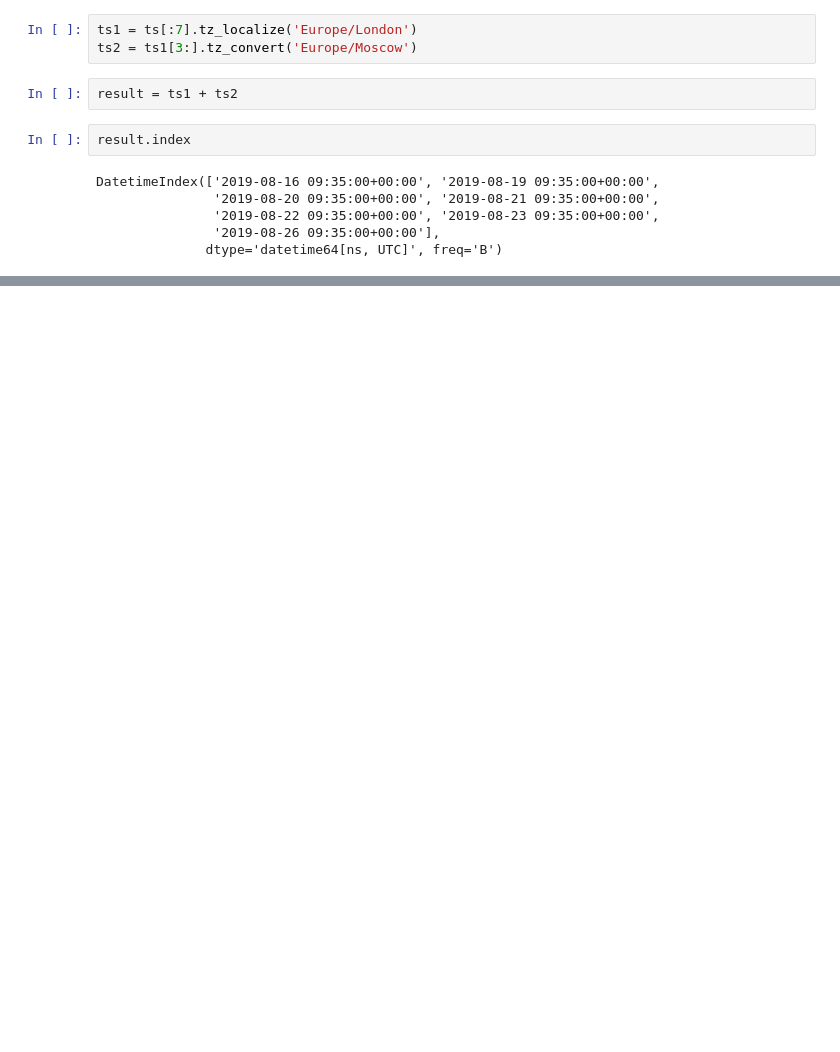
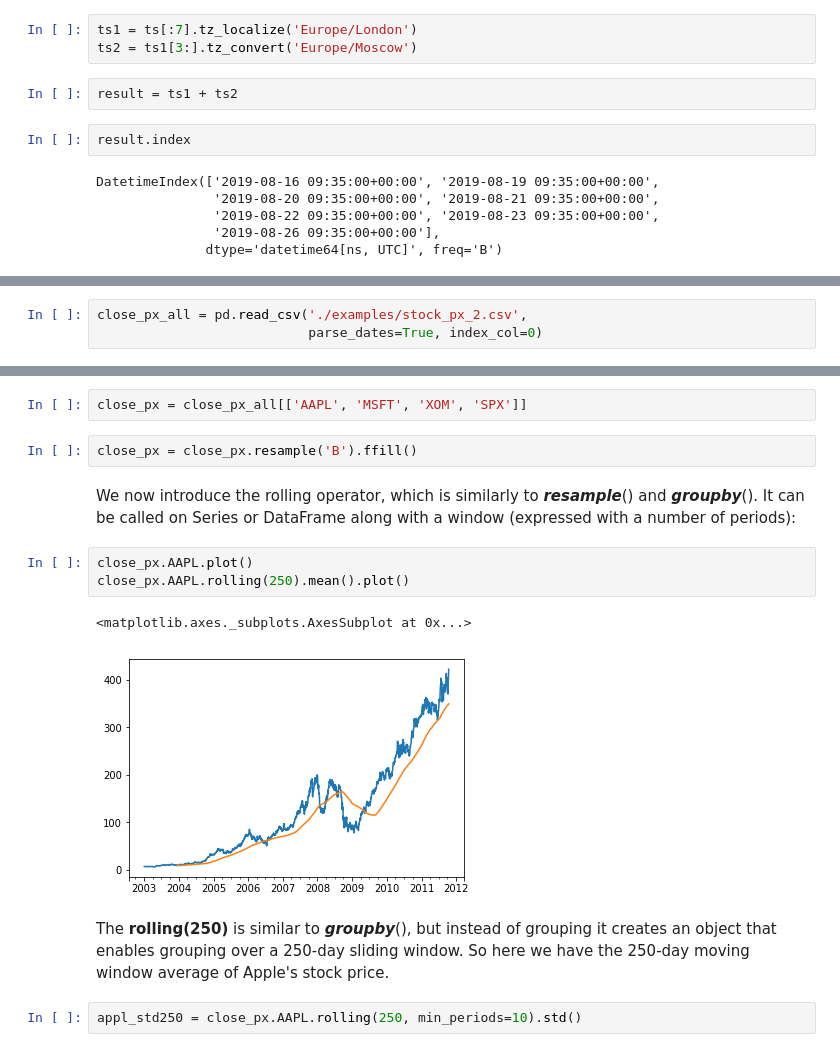
Before and after one commit to hanshantong/DataAnalysis, a Jupyter notebook: Chapter 11 Time Series.ipynb, the cells around one changed output, grey strips where cells are left out. Saved outputs shown, nothing was run; the diff lists cells and outputs as text; blank space fills up the shorter version.

```diff
--- a/Chapter 11 Time Series.ipynb
+++ b/Chapter 11 Time Series.ipynb
@@ -900,0 +1545,3 @@ Freq: B, dtype: float64
+# %%
+close_px_all = pd.read_csv('./examples/stock_px_2.csv',
+                           parse_dates=True, index_col=0)
@@ -900,0 +1555,16 @@ Freq: B, dtype: float64
+# %%
+close_px = close_px_all[['AAPL', 'MSFT', 'XOM', 'SPX']]
+# %%
+close_px = close_px.resample('B').ffill()
+# %% [markdown]
+We now introduce the rolling operator, which is similarly to ***resample***() and ***groupby***(). It can be called on Series or DataFrame along with a window (expressed with a number of periods):
+# %%
+close_px.AAPL.plot()
+close_px.AAPL.rolling(250).mean().plot()
+# %% [output]
+<matplotlib.axes._subplots.AxesSubplot at 0x...>
+[figure, added]
+# %% [markdown]
+The **rolling(250)** is similar to ***groupby***(), but instead of grouping it creates an object that enables grouping over a 250-day sliding window. So here we have the 250-day moving window average of Apple's stock price.
+# %%
+appl_std250 = close_px.AAPL.rolling(250, min_periods=10).std()
```
Also changed, not shown: parts of 184 cells of this notebook.
